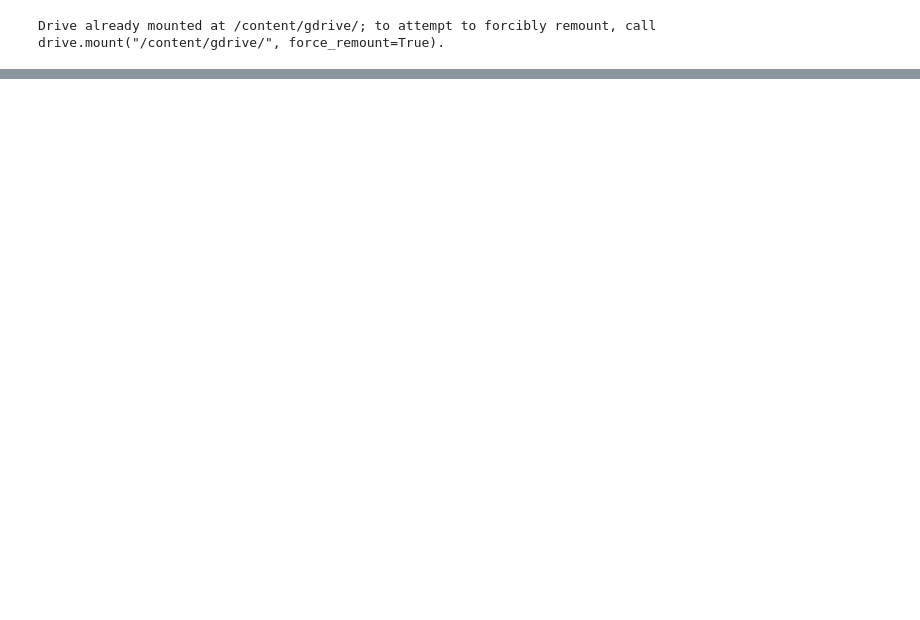
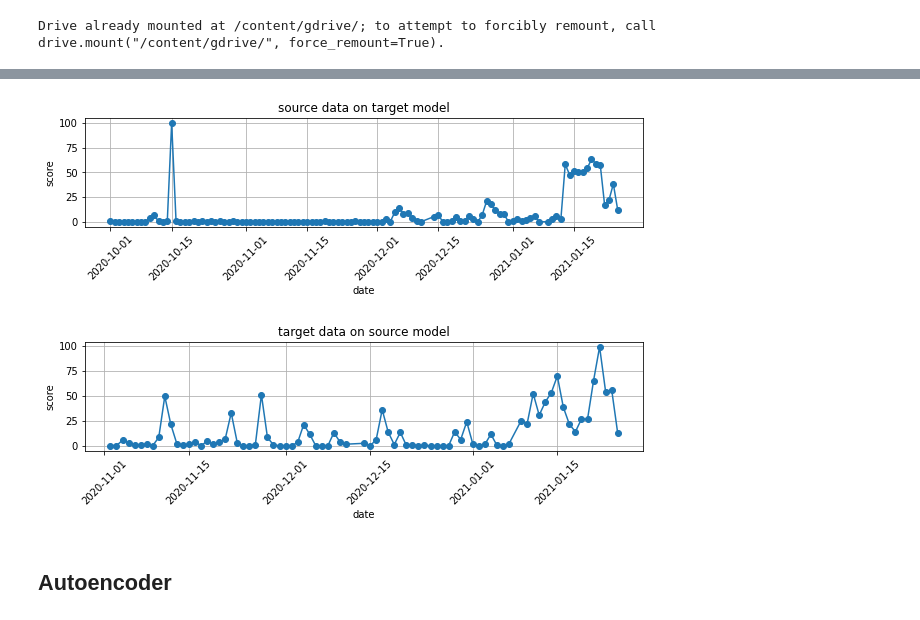
Before and after one commit to owen198/csc_domain_adaptation, a Jupyter notebook: csc_autoencoder_da.ipynb, the cells around one changed output, grey strips where cells are left out. Cells and saved outputs as stored; diff of their text form; code cells hidden in the pictures; blank space fills up the shorter version.

```diff
--- a/csc_autoencoder_da.ipynb
+++ b/csc_autoencoder_da.ipynb
@@ -215,0 +198,21 @@ def scorer_(Y_pred):
+# %%
+source_score_cv, source_date_cv = get_score_list(X_source,
+                                           X_source_ab,
+                                           X_source_dt,
+                                           X_source_ab_dt,
+                                           model_target)
+
+plot_score (source_score_cv, source_date_cv, 'source data on target model')
+
+target_score_cv, target_date_cv = get_score_list(X_target,
+                                           X_target_ab,
+                                           X_target_dt,
+                                           X_target_ab_dt,
+                                           model_source)
+
+plot_score (target_score_cv, target_date_cv, 'target data on source model')
+# %% [output]
+[figure, added]
+[figure, added]
+# %% [markdown]
+## Autoencoder
```
Also changed, not shown: parts of 40 cells of this notebook.
